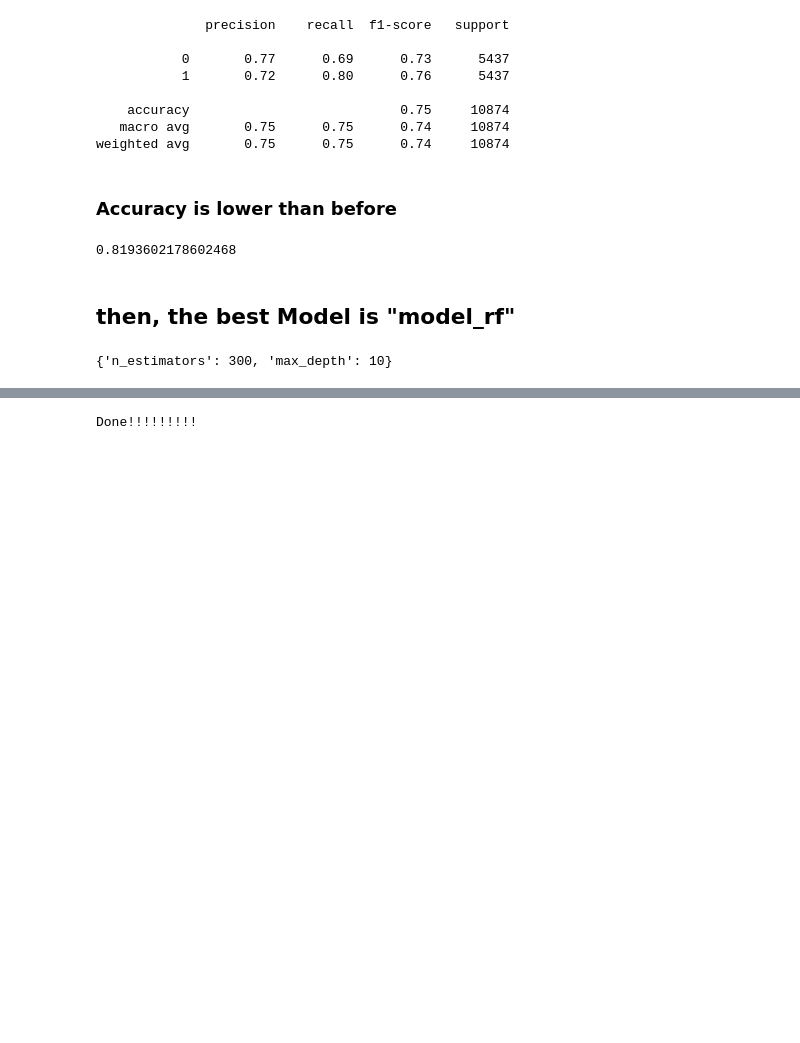
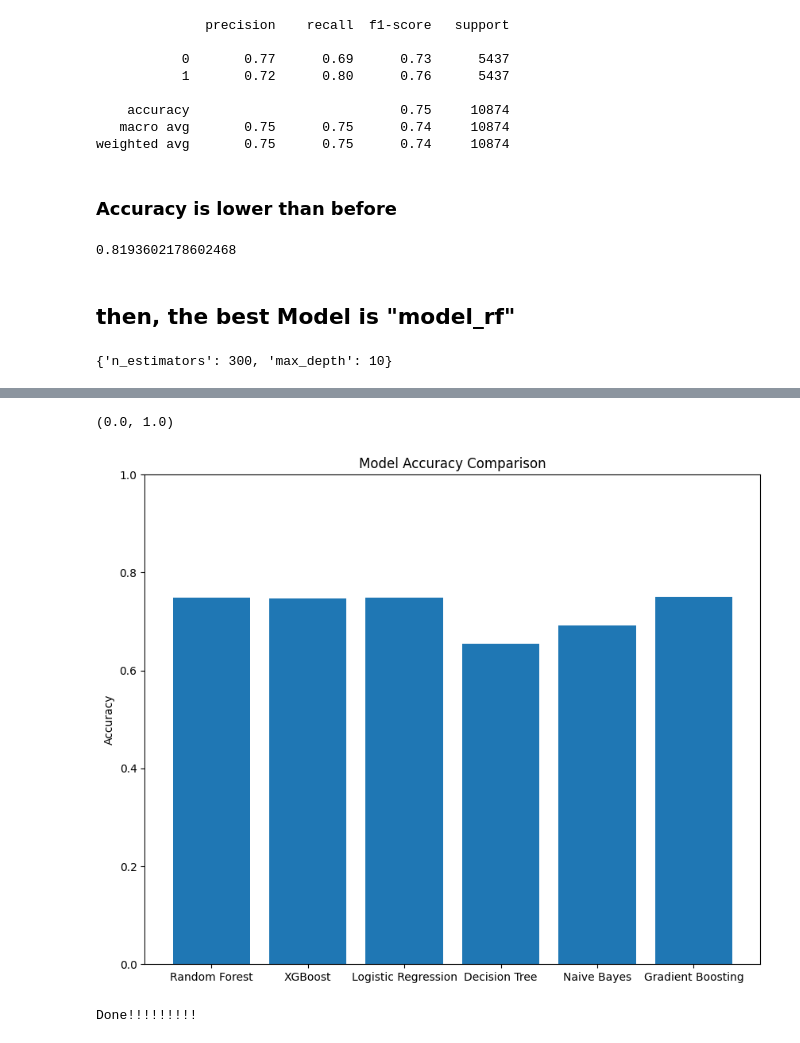
Before and after one commit to EbrahimMohamd/Life-Check-Ai, a Jupyter notebook: app/models/heart_model_analysis.ipynb, the cells around one changed output, grey strips where cells are left out. Drawn from its saved outputs; the diff is of its cells as text; code cells hidden in the pictures; blank space fills up the shorter version.

```diff
--- a/app/models/heart_model_analysis.ipynb
+++ b/app/models/heart_model_analysis.ipynb
@@ -750,5 +794,14 @@ print(pd.DataFrame(Result))
 4          Naive Bayes   0.744192  0.583226  0.653949  0.691374  0.787632
 5    Gradient Boosting   0.729426  0.798786  0.762532  0.751241  0.826259
+# %%
+plt.figure(figsize=(10,8))
+plt.bar(pd.DataFrame(Result)["Model"], pd.DataFrame(Result)["accuracy"])
+plt.title("Model Accuracy Comparison")
+plt.ylabel("Accuracy")
+plt.ylim(0, 1)
+# %% [output]
+(0.0, 1.0)
+[figure, added]
 # %%
 import joblib
 
```
Also changed, not shown: parts of 5 cells of this notebook.
